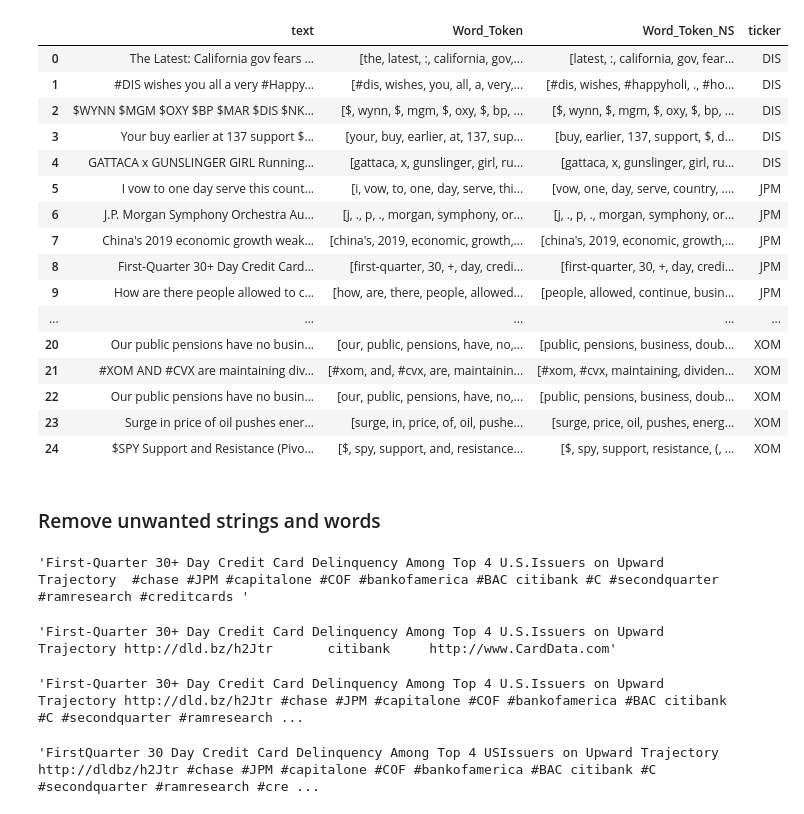
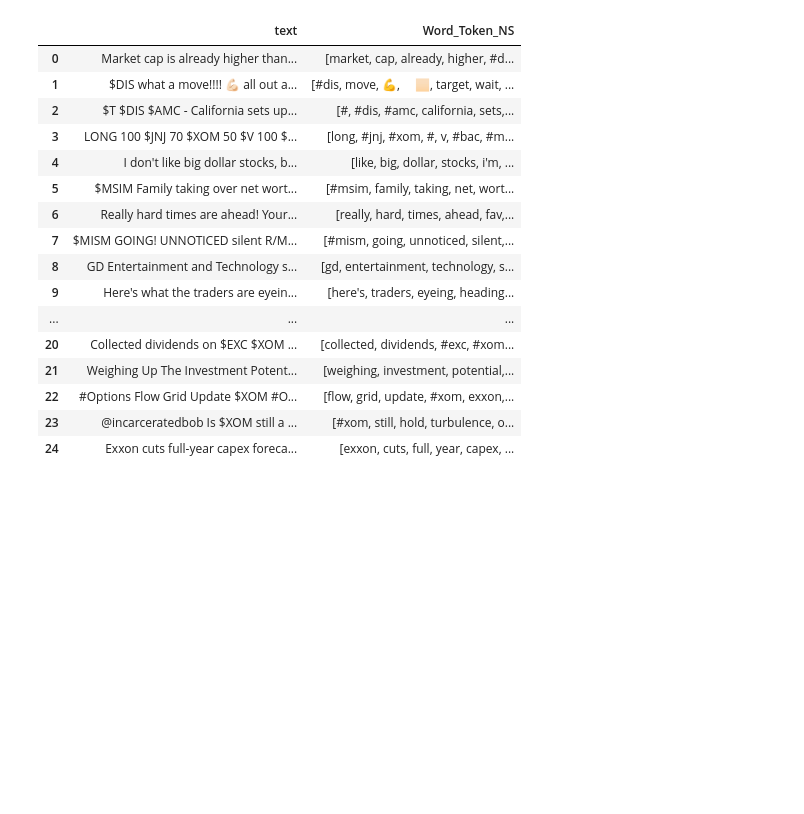
Before and after one commit to Jaromir-Sida/SocialMediaStockForecasting, a Jupyter notebook: Tweet_Cleaning.ipynb, the cells around one changed output. Saved outputs shown, nothing was run; the diff lists cells and outputs as text; code cells hidden in the pictures; blank space fills up the shorter version.

```diff
--- a/Tweet_Cleaning.ipynb
+++ b/Tweet_Cleaning.ipynb
@@ -76,2 +199,0 @@ smpl = smpl
-# %%
-smpl.drop(labels=['Sent_Token'], axis=1, inplace=True)
@@ -83,3 +199,0 @@ def reorder(df):
-# %%
-smpl = reorder(smpl)
-smpl
@@ -104,4 +200,3 @@ smpl
 # %%
 # Word Tokenization
-smpl.loc[:,'Word_Token'] = smpl.text.apply(lambda x: TweetTokenizer().tokenize(x))
-smpl = reorder(smpl)
+smpl.loc[:,'Word_Token'] = smpl.filtered_text.apply(lambda x: TweetTokenizer().tokenize(x))
@@ -190,50 +225,23 @@ def remove_stopwords(list_of_word):
     return no_stopwords
 # %%
 smpl.loc[:,'Word_Token_NS'] = smpl.loc[:,'Word_Token'].apply(remove_stopwords)
-smpl = reorder(smpl)
 # %%
-smpl
+smpl[['text','Word_Token_NS']]
 # %% [output]
-|  | text | Word_Token | Word_Token_NS | ticker |
-| 0 | The Latest: California gov fears ... | [the, latest, :, california, gov,... | [latest, :, california, gov, fear... | DIS |
-| 1 | #DIS wishes you all a very #Happy... | [#dis, wishes, you, all, a, very,... | [#dis, wishes, #happyholi, ., #ho... | DIS |
-| 2 | $WYNN $MGM $OXY $BP $MAR $DIS $NK... | [$, wynn, $, mgm, $, oxy, $, bp, ... | [$, wynn, $, mgm, $, oxy, $, bp, ... | DIS |
-| 3 | Your buy earlier at 137 support $... | [your, buy, earlier, at, 137, sup... | [buy, earlier, 137, support, $, d... | DIS |
-| 4 | GATTACA x GUNSLINGER GIRL Running... | [gattaca, x, gunslinger, girl, ru... | [gattaca, x, gunslinger, girl, ru... | DIS |
-| 5 | I vow to one day serve this count... | [i, vow, to, one, day, serve, thi... | [vow, one, day, serve, country, .... | JPM |
-| 6 | J.P. Morgan Symphony Orchestra Au... | [j, ., p, ., morgan, symphony, or... | [j, ., p, ., morgan, symphony, or... | JPM |
-| 7 | China's 2019 economic growth weak... | [china's, 2019, economic, growth,... | [china's, 2019, economic, growth,... | JPM |
-| 8 | First-Quarter 30+ Day Credit Card... | [first-quarter, 30, +, day, credi... | [first-quarter, 30, +, day, credi... | JPM |
-| 9 | How are there people allowed to c... | [how, are, there, people, allowed... | [people, allowed, continue, busin... | JPM |
-| ... | ... | ... | ... | ... |
-| 20 | Our public pensions have no busin... | [our, public, pensions, have, no,... | [public, pensions, business, doub... | XOM |
-| 21 | #XOM AND #CVX are maintaining div... | [#xom, and, #cvx, are, maintainin... | [#xom, #cvx, maintaining, dividen... | XOM |
-| 22 | Our public pensions have no busin... | [our, public, pensions, have, no,... | [public, pensions, business, doub... | XOM |
-| 23 | Surge in price of oil pushes ener... | [surge, in, price, of, oil, pushe... | [surge, price, oil, pushes, energ... | XOM |
-| 24 | $SPY Support and Resistance (Pivo... | [$, spy, support, and, resistance... | [$, spy, support, resistance, (, ... | XOM |
+|  | text | Word_Token_NS |
+| 0 | Market cap is already higher than... | [market, cap, already, higher, #d... |
+| 1 | $DIS what a move!!!! 💪🏻 all out a... | [#dis, move, 💪, 🏻, target, wait, ... |
+| 2 | $T $DIS $AMC - California sets up... | [#, #dis, #amc, california, sets,... |
+| 3 | LONG 100 $JNJ 70 $XOM 50 $V 100 $... | [long, #jnj, #xom, #, v, #bac, #m... |
+| 4 | I don't like big dollar stocks, b... | [like, big, dollar, stocks, i'm, ... |
+| 5 | $MSIM Family taking over net wort... | [#msim, family, taking, net, wort... |
+| 6 | Really hard times are ahead! Your... | [really, hard, times, ahead, fav,... |
+| 7 | $MISM GOING! UNNOTICED silent R/M... | [#mism, going, unnoticed, silent,... |
+| 8 | GD Entertainment and Technology s... | [gd, entertainment, technology, s... |
+| 9 | Here's what the traders are eyein... | [here's, traders, eyeing, heading... |
+| ... | ... | ... |
+| 20 | Collected dividends on $EXC $XOM ... | [collected, dividends, #exc, #xom... |
+| 21 | Weighing Up The Investment Potent... | [weighing, investment, potential,... |
+| 22 | #Options Flow Grid Update $XOM #O... | [flow, grid, update, #xom, exxon,... |
+| 23 | @incarceratedbob Is $XOM still a ... | [#xom, still, hold, turbulence, o... |
+| 24 | Exxon cuts full-year capex foreca... | [exxon, cuts, full, year, capex, ... |
-# %% [markdown]
-### Remove unwanted strings and words
-# %%
-# remove urls
-url_filter = re.compile(r"www.[\w\d]+.\w+|http://\S+|https://\S+")
-re.sub(url_filter, "",smpl.loc[8,'text'])
-# %% [output]
-'First-Quarter 30+ Day Credit Card Delinquency Among Top 4 U.S.Issuers on Upward Trajectory  #chase #JPM #capitalone #COF #bankofamerica #BAC citibank #C #secondquarter #ramresearch #creditcards '
-# %%
-# remove hashtags
-hashtag_filter = re.compile(r"#\w+")
-re.sub(hashtag_filter, "",smpl.loc[8,'text'])
-# %% [output]
-'First-Quarter 30+ Day Credit Card Delinquency Among Top 4 U.S.Issuers on Upward Trajectory http://dld.bz/h2Jtr       citibank     http://www.CardData.com'
-# %%
-# remove mentions
-mentions_filter = re.compile(r"@\w+")
-re.sub(mentions_filter, "",smpl.loc[8,'text'])
-# %% [output]
-'First-Quarter 30+ Day Credit Card Delinquency Among Top 4 U.S.Issuers on Upward Trajectory http://dld.bz/h2Jtr #chase #JPM #capitalone #COF #bankofamerica #BAC citibank #C #secondquarter #ramresearch ...
-# %%
-# remove special characters
-schar_filter = re.compile(r"[+?!,;.(){}-]")
-re.sub(schar_filter, "",smpl.loc[8,'text'])
-# %% [output]
-'FirstQuarter 30 Day Credit Card Delinquency Among Top 4 USIssuers on Upward Trajectory http://dldbz/h2Jtr #chase #JPM #capitalone #COF #bankofamerica #BAC citibank #C #secondquarter #ramresearch #cre ...
```
Also changed, not shown: parts of 54 cells of this notebook, 1 other file.
